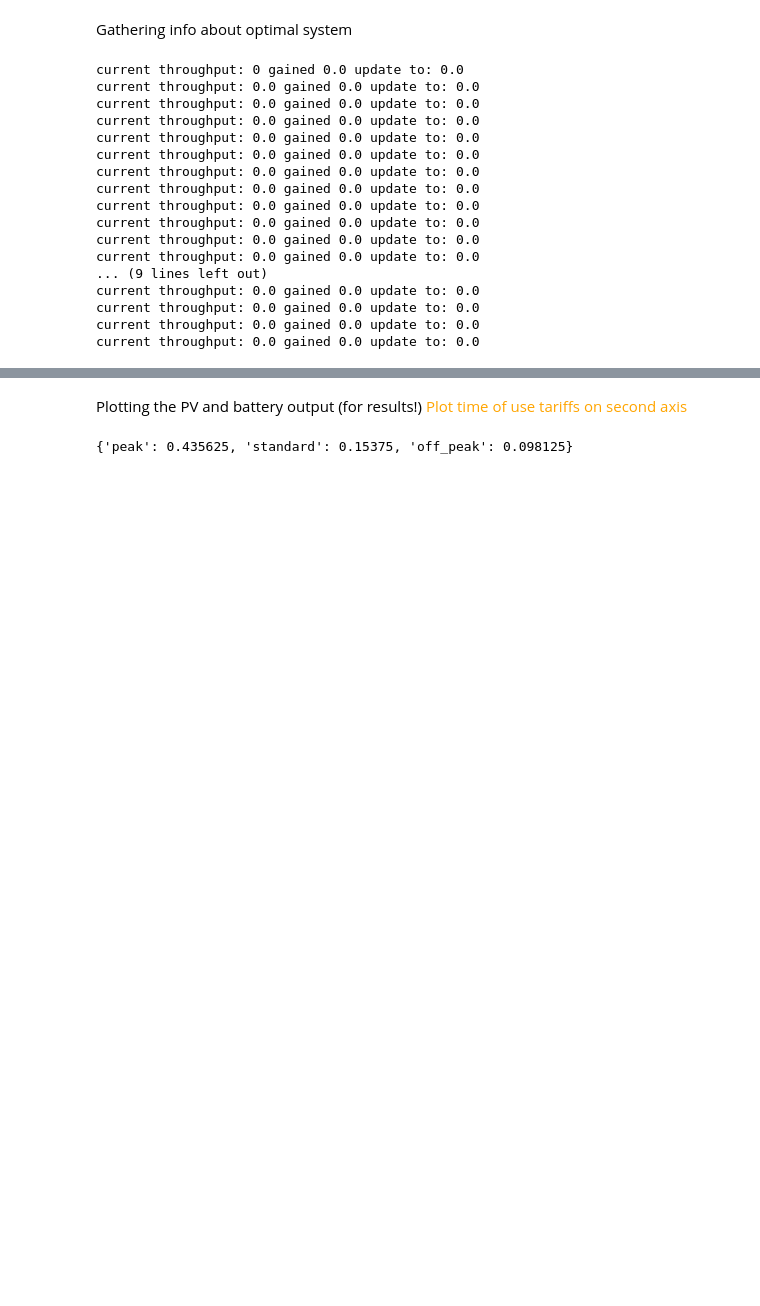
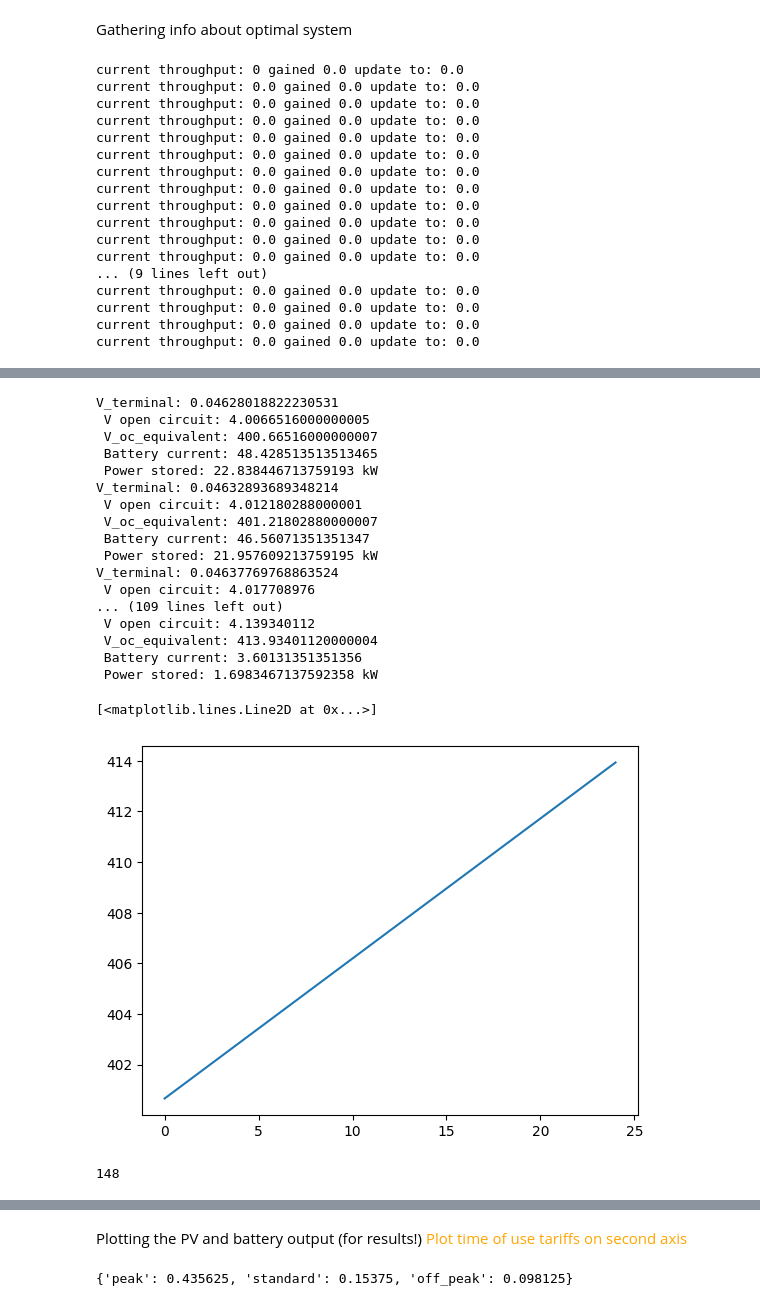
Before and after one commit to ChullEPG/solar_storage_sizing_optimization, a Jupyter notebook: run_model.ipynb, the cells around one changed output, grey strips where cells are left out. Drawn from its saved outputs; the diff is of its cells as text; code cells hidden in the pictures; blank space fills up the shorter version.

```diff
--- a/run_model.ipynb
+++ b/run_model.ipynb
@@ -553,7 +643,7 @@ a = {
     # Solar PV Profile
     'annual_capacity_factor': annual_capacity_factor,
     # EV charging load
-    'load_profile': annual_50_perc_ev,
+    'load_profile': annual_25_perc_ev,
     # PV costs
     'pv_cost_per_kw': pv_cost_per_kw,
     'pv_annual_maintenance_cost': pv_annual_maintenance_cost,
@@ -623,7 +713,7 @@ a = {
 
     # Battery cell specs
     'V_nom': 3.7,
-    'V_max': 4.5,
+    'V_max': 4.15,
     'R': 148,
     'Q_nom': 2.2,
     'E_nom': 2.2 * 3.7,
@@ -804,0 +971,74 @@ current throughput: 0.0 gained 0.0 update to: 0.0
+# %%
+currents = []
+voltages = []
+power_draws = []
+soc_list = np.arange(0.75, 1.0, 0.01)
+for soc in soc_list:
+    battery_capacity = 40.7
+
+    net_load = 11.04 # kWh
+
+    charge_eff = 0.88
+
+
+    M_p = np.sqrt(battery_capacity*1e3 / (2 * a['E_nom']))
+    M_s = 2 * M_p
+
+    # Pre-compute battery cell characteristics
+    R_equiv = ((a['R']/1e3) * M_s) / M_p
+
+    # a['E_nom'] = a['V_nom'] * a['Q_nom'] # W
+
+    # Use SOC to find open circuit voltage
+    V_oc = (a['a_v']/1e3) * (soc * a['E_nom'] + 60*) + a['b_v']
+
+    # Find equivalent open circuit voltage (equivalent = for whole battery)
+    V_oc_equiv = V_oc * M_s
+
+    # Find battery voltage
+    V_b = V_oc/2 + np.sqrt(charge_eff * net_load * R_equiv + (V_oc**2)/4)
+
+    # Find battery current
+    I_b = (M_s * a['V_max'] - V_oc_equiv) / R_equiv
+
+    # Find power draw
+    P_stored = (M_s * a['V_max'] * I_b) / charge_eff /1e3  # kW
+
+
+
+    V_terminal = V_b / M_s
+
+    currents.append(I_b)
+    power_draws.append(P_stored)
+    voltages.append(V_oc_equiv)
+    print("V_terminal:", V_terminal, "\n",
+    "V open circuit:", V_oc, "\n",
+    "V_oc_equivalent:", V_oc_equiv, "\n",
+    "Battery current:", I_b, "\n",
+    "Power stored:", P_stored, 'kW')
+
+plt.plot(voltages)
+# %% [output]
+V_terminal: 0.04628018822230531
+ V open circuit: 4.0066516000000005
+ V_oc_equivalent: 400.66516000000007
+ Battery current: 48.428513513513465
+ Power stored: 22.838446713759193 kW
+V_terminal: 0.04632893689348214
+ V open circuit: 4.012180288000001
+ V_oc_equivalent: 401.21802880000007
+ Battery current: 46.56071351351347
+ Power stored: 21.957609213759195 kW
+V_terminal: 0.04637769768863524
+ V open circuit: 4.017708976
+... (109 lines left out)
+ V open circuit: 4.139340112
+ V_oc_equivalent: 413.93401120000004
+ Battery current: 3.60131351351356
+ Power stored: 1.6983467137592358 kW
+[<matplotlib.lines.Line2D at 0x...>]
+[figure, added]
+# %%
+a['R']
+# %% [output]
+148
```
Also changed, not shown: parts of 14 cells of this notebook, 29 other files.
